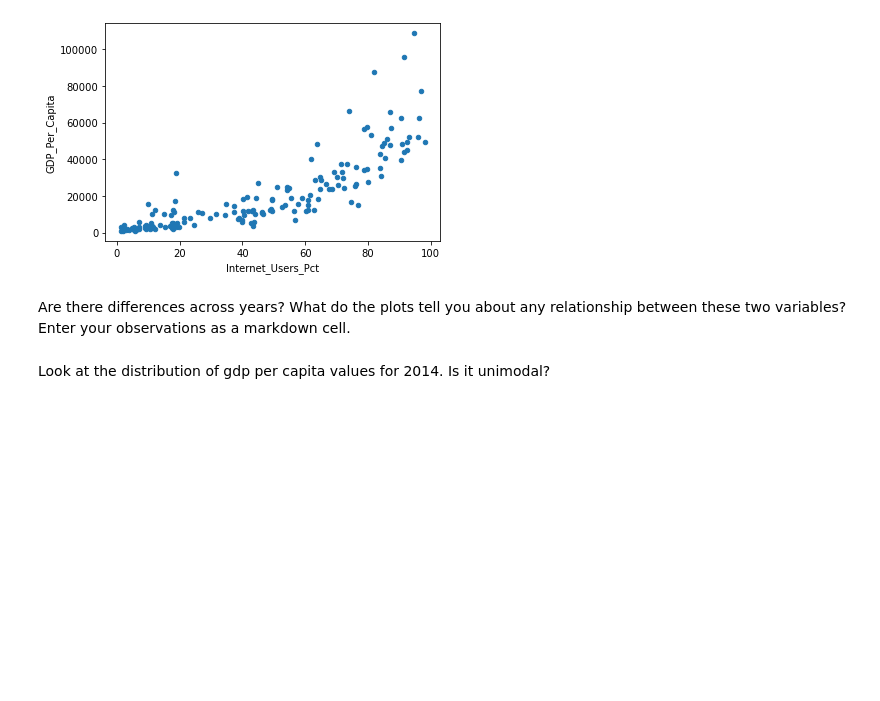
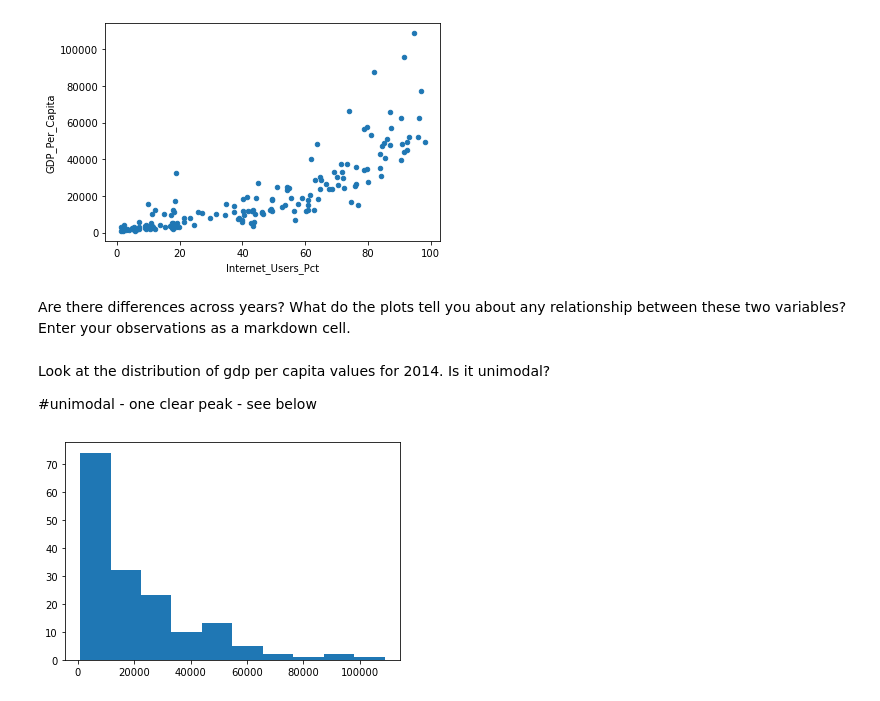
Before and after one commit to NSS-Data-Analytics-Cohort-7/gdp-and-internet-usage-RobertRLunn, a Jupyter notebook: Notebook/gdpworkbook.ipynb, the cells around one changed output. Drawn from its saved outputs; the diff is of its cells as text; code cells hidden in the pictures; blank space fills up the shorter version.

```diff
--- a/Notebook/gdpworkbook.ipynb
+++ b/Notebook/gdpworkbook.ipynb
@@ -345,3 +345,13 @@ Are there differences across years? What do the plots tell you about any relatio
 # Higher GDP yields higher internet usage.
 # %% [markdown]
 Look at the distribution of gdp per capita values for 2014. Is it unimodal?
+
+#unimodal - one clear peak - see below
+# %%
+x = gdp_internet2014.GDP_Per_Capita
+
+plt.hist(x,10)
+
+plt.show()
+# %% [output]
+[figure, added]
```
Also changed, not shown: parts of 6 cells of this notebook.
